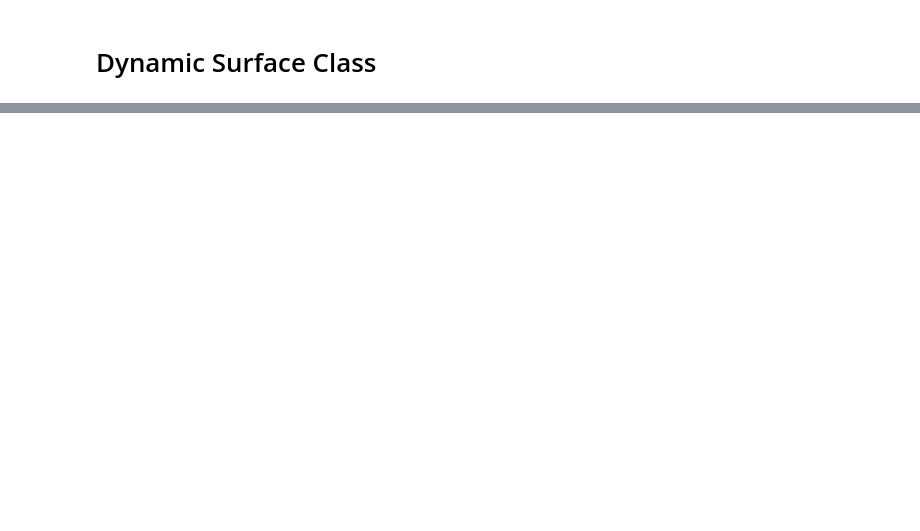
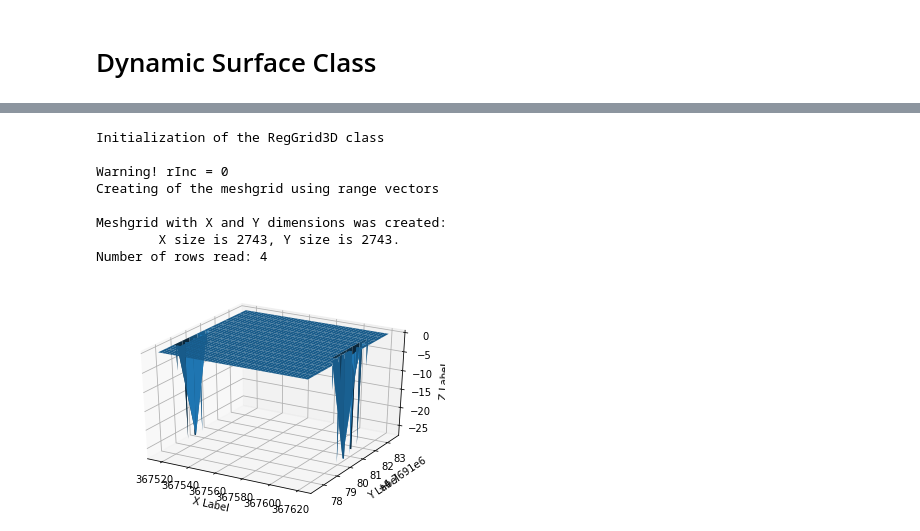
Before and after one commit to ivandudkov/dynamic-surface-class, a Jupyter notebook: dynamic_surface_class.ipynb, the cells around one changed output, grey strips where cells are left out. Cells and saved outputs as stored; diff of their text form; code cells hidden in the pictures; blank space fills up the shorter version.

```diff
--- a/dynamic_surface_class.ipynb
+++ b/dynamic_surface_class.ipynb
@@ -253,0 +568,18 @@ n.data
+# %%
+from mpl_toolkits.mplot3d import Axes3D
+import matplotlib.pyplot as plt
+
+def surface(x, y, z, x_label='X Label', y_label='Y Label', z_label='Z Label'):
+    fig = plt.figure()
+    ax = fig.add_subplot(111, projection='3d')
+
+    ax.plot_surface(x, y, z)
+
+    ax.set_xlabel(x_label)
+    ax.set_ylabel(y_label)
+    ax.set_zlabel(z_label)
+
+    plt.show()
+# %%
+xyz_paths = find_file_with_extension('.xyz')
+xyz_array = read_xyz_file_r2(xyz_paths[1], separator=',',header_length=1)
@@ -253,0 +596,15 @@ n.data
+# %%
+b = RegGrid3D(0.5,1)
+b.Create(xyz_array[0,6:], xyz_array[1,6:], xyz_array[2,6:])
+
+surface(b.X, b.Y, b.weighGrid)
+# %% [output]
+Initialization of the RegGrid3D class
+
+Warning! rInc = 0
+Creating of the meshgrid using range vectors
+
+Meshgrid with X and Y dimensions was created:
+        X size is 2743, Y size is 2743.
+Number of rows read: 4
+[figure, added]
```
Also changed, not shown: parts of 21 cells of this notebook.
